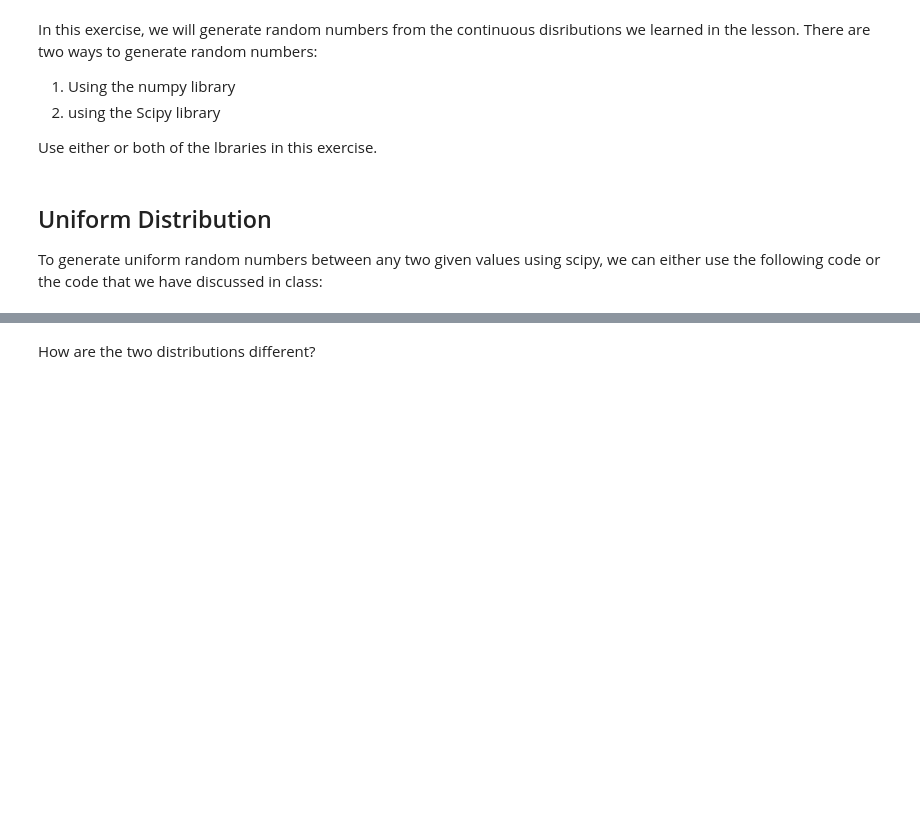
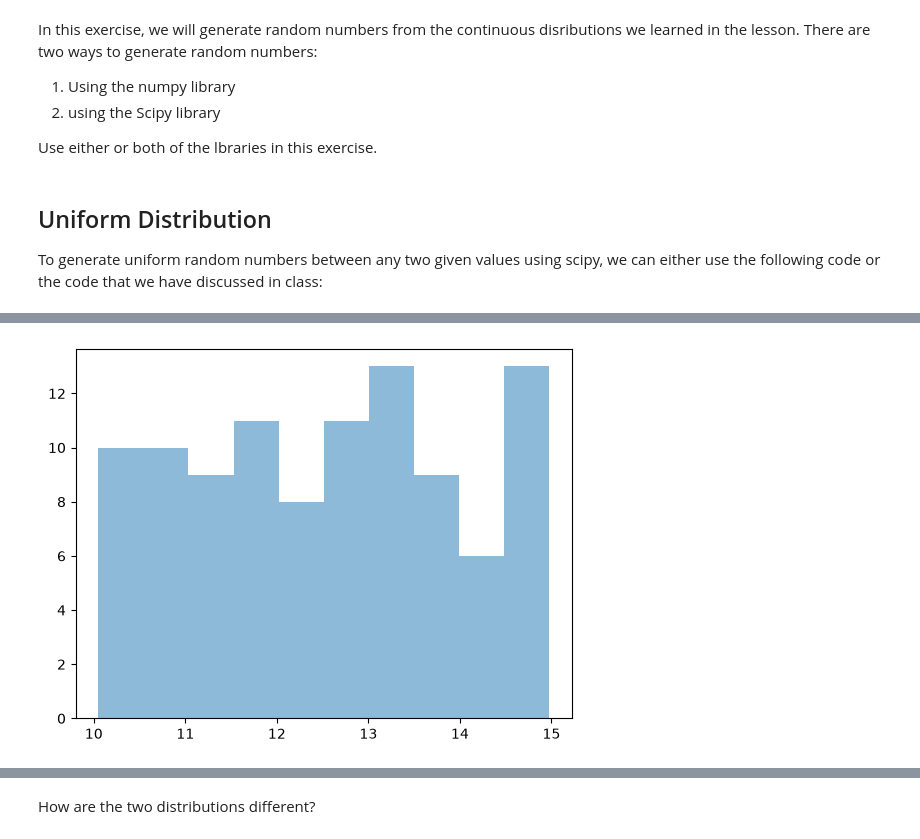
Before and after one commit to ironhack-labs/lab-continuous-probability-distributions-en, a Jupyter notebook: your-code/main.ipynb, the cells around one changed output, grey strips where cells are left out. Saved outputs shown, nothing was run; the diff lists cells and outputs as text; code cells hidden in the pictures; blank space fills up the shorter version.

```diff
--- a/your-code/main.ipynb
+++ b/your-code/main.ipynb
@@ -51,0 +71,12 @@ Your output should look like below:
+# %%
+# trying the numpyf
+def my_uniform_gen(bottom=0, ceiling=1, count=1):
+    return np.random.uniform(low=bottom, high=ceiling, size=count)
+# %%
+# your code here
+uni_10_15_100 = my_uniform_gen(10,15,100)
+#print(uni_10_15_100)
+plt.hist(uni_10_15_100, bins=10, density=False, alpha=0.5, label="uniform 10/15/100")
+plt.show()
+# %% [output]
+[figure, added]
```
Also changed, not shown: parts of 39 cells of this notebook.
